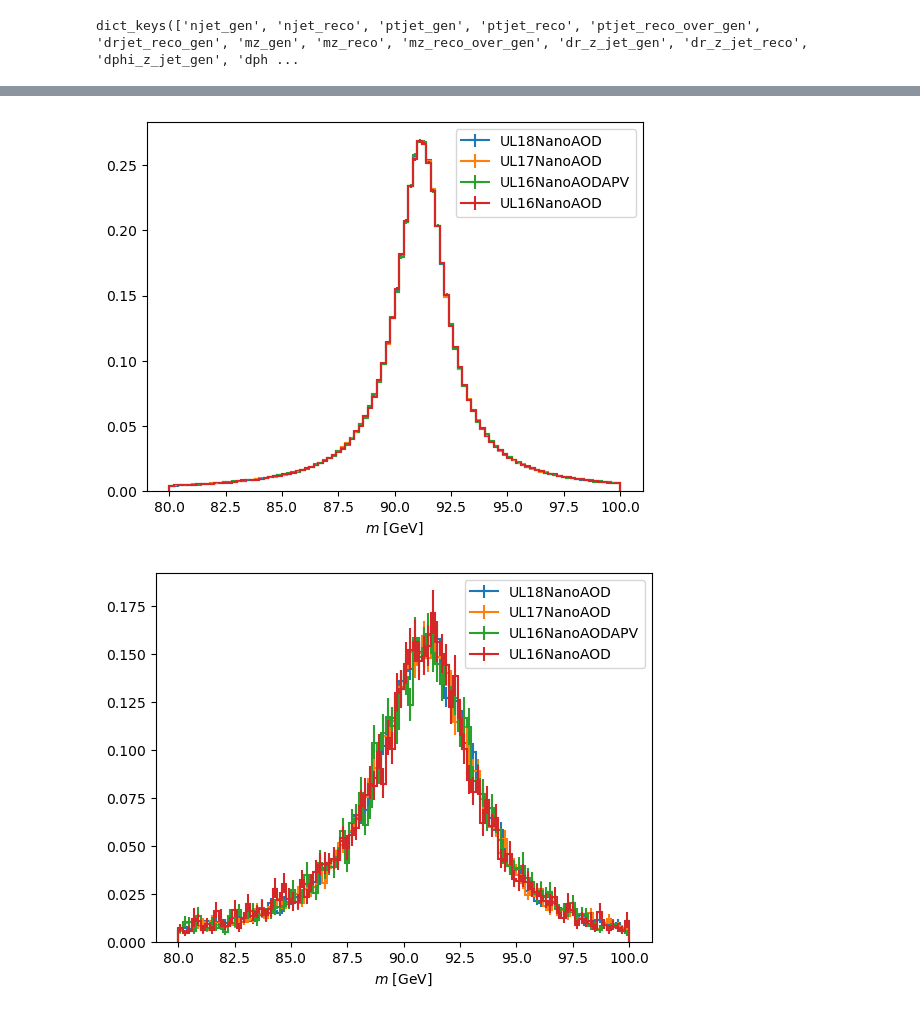
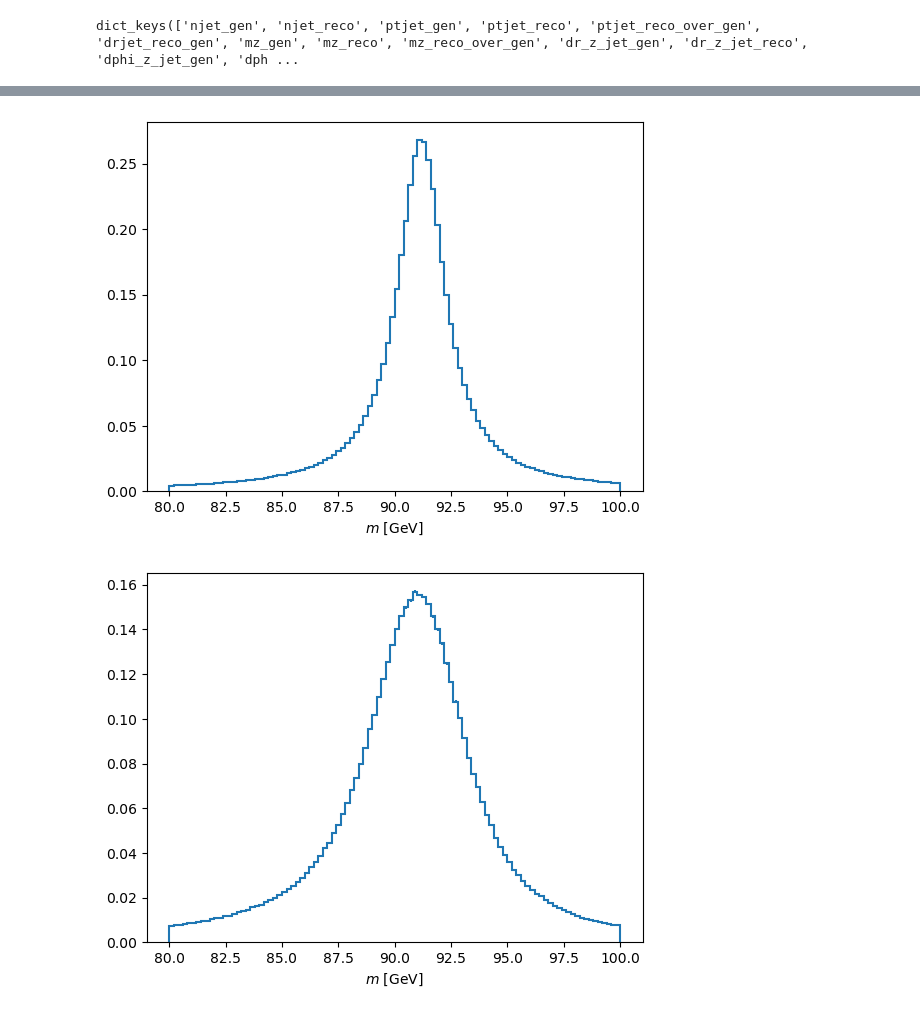
Before and after one commit to rappoccio/QJetMassUproot, a Jupyter notebook: response_maker_nanov9.ipynb, the cells around one changed output, grey strips where cells are left out. Cells and saved outputs as stored; diff of their text form; code cells hidden in the pictures.

```diff
--- a/response_maker_nanov9.ipynb
+++ b/response_maker_nanov9.ipynb
@@ -112,13 +141,11 @@ plt.show()
 # %%
-output['mz_gen'].stack("dataset").project("mass").plot(density=True)
-plt.legend()
+output['mz_gen'].project("mass").plot(density=True)
 plt.show()
 # %% [output]
-[figure, old version]
+[figure, new version]
 # %%
-output['mz_reco'].stack("dataset").project("mass").plot(density=True)
-plt.legend()
+output['mz_reco'].project("mass").plot(density=True)
 plt.show()
 # %% [output]
-[figure, old version]
+[figure, new version]
 # %%
```
Also changed, not shown: parts of 30 cells of this notebook, 3 other files.
